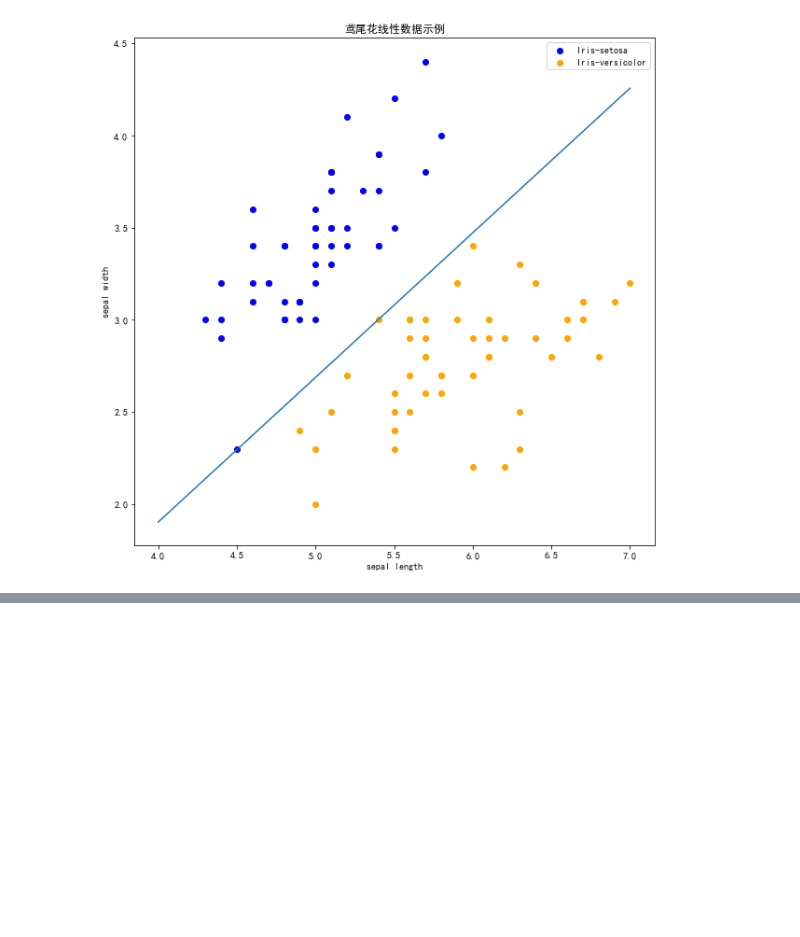
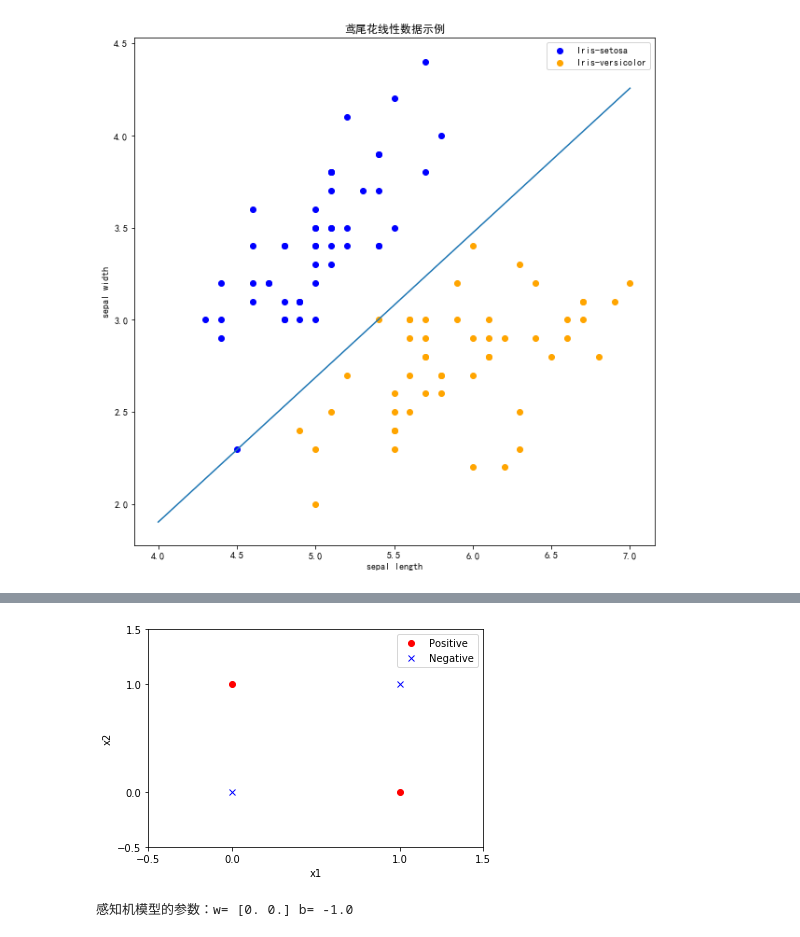
Before and after one commit to shiqi0404/lihang-code, a Jupyter notebook: 第02章 感知机/2.Perceptron.ipynb, the cells around one changed output, grey strips where cells are left out. Saved outputs shown, nothing was run; the diff lists cells and outputs as text; code cells hidden in the pictures; blank space fills up the shorter version.

```diff
--- a/第02章 感知机/2.Perceptron.ipynb
+++ b/第02章 感知机/2.Perceptron.ipynb
@@ -339,0 +342,16 @@ plt.legend()
+# %%
+import pandas as pd
+import numpy as np
+import matplotlib.pyplot as plt
+%matplotlib inline
+
+# 使用Dataframe表示异或的输入与输出数据
+x1 = [0, 0, 1, 1]
+x2 = [0, 1, 0, 1]
+y = [-1, 1, 1, -1]
+x1 = np.array(x1)
+x2 = np.array(x2)
+y = np.array(y)
+data = np.c_[x1, x2, y]
+data = pd.DataFrame(data, index=None, columns=['x1', 'x2', 'y'])
+data.head()
@@ -339,0 +364,41 @@ plt.legend()
+# %%
+# 获取正类别（y=1）的数据
+positive = data.loc[data['y'] == 1]
+# 获取负类别（y=-1）的数据
+negative = data.loc[data['y'] == -1]
+
+# 绘制数据图
+# 绘制坐标轴
+plt.xlim(-0.5, 1.5)
+plt.ylim(-0.5, 1.5)
+plt.xticks([-0.5, 0, 1, 1.5])
+plt.yticks([-0.5, 0, 1, 1.5])
+# 添加坐标轴文字
+plt.xlabel("x1")
+plt.ylabel("x2")
+# 绘制正、负样本点
+plt.plot(positive['x1'], positive['x2'], "ro")
+plt.plot(negative['x1'], negative['x2'], "bx")
+# 添加图示
+plt.legend(['Positive', 'Negative'])
+plt.show()
+# %% [output]
+[figure, added]
+# %%
+from sklearn.linear_model import Perceptron
+import numpy as np
+
+# 构造异或问题的训练数据集
+X_train = np.array([[1, 1], [1, 0], [0, 1], [0, 0]])
+y = np.array([-1, 1, 1, -1])
+
+# 使用sklearn的Perceptron类构建感知机模型
+perceptron_model = Perceptron()
+# 进行模型训练
+perceptron_model.fit(X_train, y)
+
+# 打印模型参数
+print("感知机模型的参数：w=", perceptron_model.coef_[
+      0], "b=", perceptron_model.intercept_[0])
+# %% [output]
+感知机模型的参数：w= [0. 0.] b= -1.0
```
Also changed, not shown: parts of 2 cells of this notebook, 1 other file.
